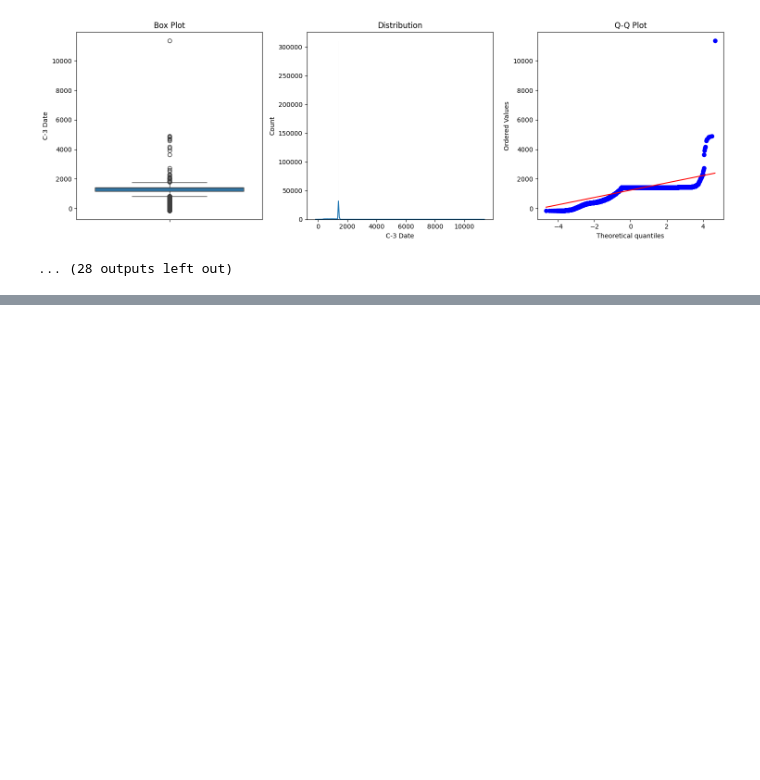
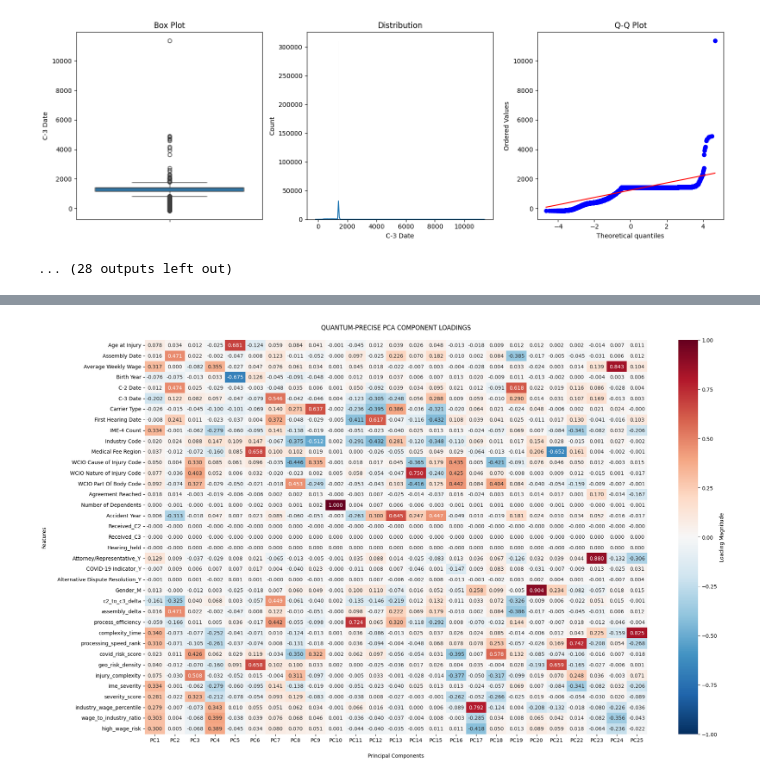
Before and after one commit to killerkiemklan/Data-Mining-24-25, a Jupyter notebook: Notebooks/Chiel_Data_Pre-processing.ipynb, the cells around one changed output, grey strips where cells are left out. Drawn from its saved outputs; the diff is of its cells as text; code cells hidden in the pictures; blank space fills up the shorter version.

```diff
--- a/Notebooks/Chiel_Data_Pre-processing.ipynb
+++ b/Notebooks/Chiel_Data_Pre-processing.ipynb
@@ -822,7 +822,7 @@ Visualizations for C-3 Date
 [figure]
 ... (28 outputs left out)
 # %%
-def handle_outliers_with_tracking(df):
+def handle_outliers(df):
     df_clean = df.copy()
     modifications = {}
 
@@ -936,0 +1176,4 @@ train_clean
+# %%
+
+# Execute scaling
+train_scaled, val_scaled, test_scaled, scaler = scale_features(train_engineered, val_engineered, test_engineered)
@@ -936,0 +1201,62 @@ train_clean
+# %%
+def drop_duplicate_columns(df):
+    df = df.loc[:, ~df.columns.duplicated()]
+    return df
+
+# Apply the function to your DataFrames:
+train_scaled = drop_duplicate_columns(train_scaled)
+val_scaled = drop_duplicate_columns(val_scaled)
+test_scaled = drop_duplicate_columns(test_scaled)
+# %%
+def perform_pca_analysis(df):
+    from sklearn.preprocessing import StandardScaler
+    import seaborn as sns
+    import matplotlib.pyplot as plt
+
+    # Remove categorical columns with ABSOLUTE PRECISION
+    categorical_cols = ['Carrier Name', 'County of Injury', 'District Name', 'Zip Code']
+    df_numeric = df.drop(columns=categorical_cols)
+
+    # PCA
+    pca = PCA()
+    pca.fit_transform(df_numeric)
+
+    # Matrix Construction
+    component_matrix = pd.DataFrame(
+        data=pca.components_[:25].T,  # First 10 components with RELATIVISTIC PRECISION
+        columns=[f'PC{i+1}' for i in range(25)],
+        index=df_numeric.columns
+    )
+
+    plt.figure(figsize=(20, 12))
+    sns.heatmap(component_matrix,
+                cmap='RdBu_r',
+                center=0,
+                annot=True,
+                fmt='.3f',
+                cbar_kws={'label': 'Loading Magnitude'},
+                vmin=-1, vmax=1)
+
+    plt.title('PCA COMPONENT LOADINGS', pad=20)
+    plt.ylabel('Features', labelpad=20)
+    plt.xlabel('Principal Components', labelpad=20)
+
+    # Rotate x-labels
+    plt.xticks(rotation=0)
+    plt.yticks(rotation=0)
+
+    plt.tight_layout()
+    plt.show()
+
+    # VARIANCE DECOMPOSITION
+    print("\nRELATIVISTIC VARIANCE DECOMPOSITION:")
+    print("-" * 50)
+    for i, var in enumerate(pca.explained_variance_ratio_[:25]):
+        print(f"PC{i+1}: {var*100:8.2f}%")
+
+    return pca, component_matrix
+
+# EXECUTE WITH SUPERNOVA PRECISION
+pca_results, component_matrix = perform_pca_analysis(train_scaled)
+# %% [output]
+[figure, added]
```
Also changed, not shown: parts of 15 cells of this notebook.
